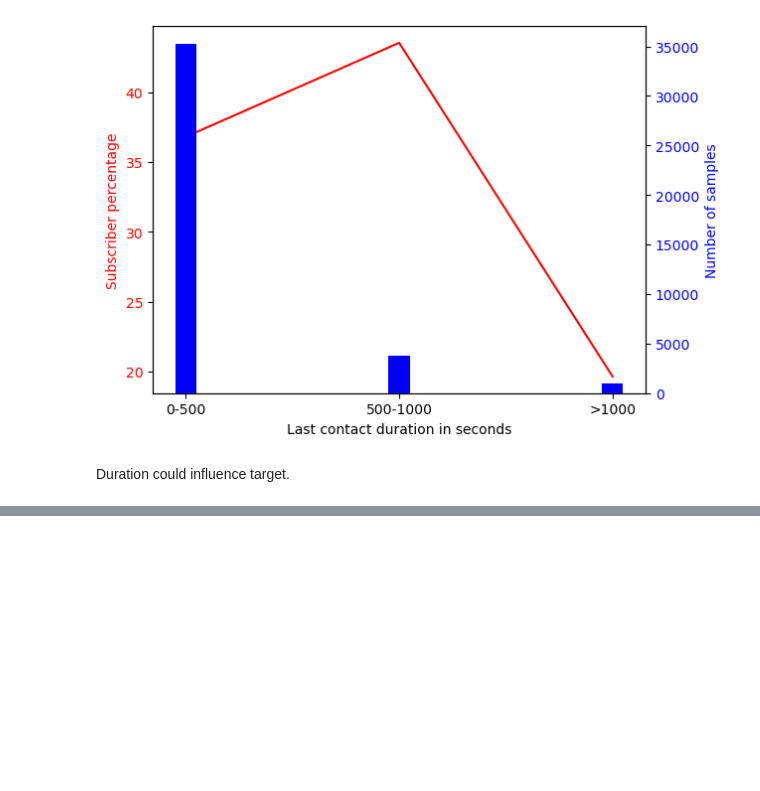
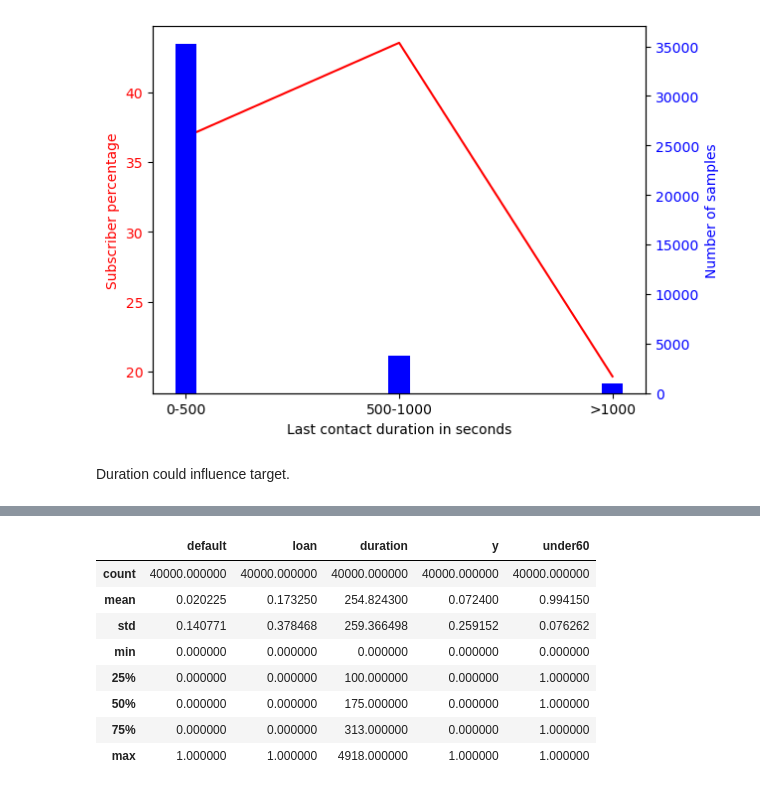
Before and after one commit to chiara89/OJGBREGVkBPNHLBf, a Jupyter notebook: term_deposit_subscription_prediction.ipynb, the cells around one changed output, grey strips where cells are left out. Saved outputs shown, nothing was run; the diff lists cells and outputs as text; code cells hidden in the pictures; blank space fills up the shorter version.

```diff
--- a/term_deposit_subscription_prediction.ipynb
+++ b/term_deposit_subscription_prediction.ipynb
@@ -790,0 +887,3 @@ Duration could influence target.
+# %%
+df = df.drop(columns=['age', 'education','balance','housing','contact','day','month','campaign'])
+df.head()
@@ -790,0 +914,12 @@ Duration could influence target.
+# %%
+df.describe()
+# %% [output]
+|  | default | loan | duration | y | under60 |
+| count | 40000.000000 | 40000.000000 | 40000.000000 | 40000.000000 | 40000.000000 |
+| mean | 0.020225 | 0.173250 | 254.824300 | 0.072400 | 0.994150 |
+| std | 0.140771 | 0.378468 | 259.366498 | 0.259152 | 0.076262 |
+| min | 0.000000 | 0.000000 | 0.000000 | 0.000000 | 0.000000 |
+| 25% | 0.000000 | 0.000000 | 100.000000 | 0.000000 | 1.000000 |
+| 50% | 0.000000 | 0.000000 | 175.000000 | 0.000000 | 1.000000 |
+| 75% | 0.000000 | 0.000000 | 313.000000 | 0.000000 | 1.000000 |
+| max | 1.000000 | 1.000000 | 4918.000000 | 1.000000 | 1.000000 |
```
Also changed, not shown: parts of 20 cells of this notebook.
